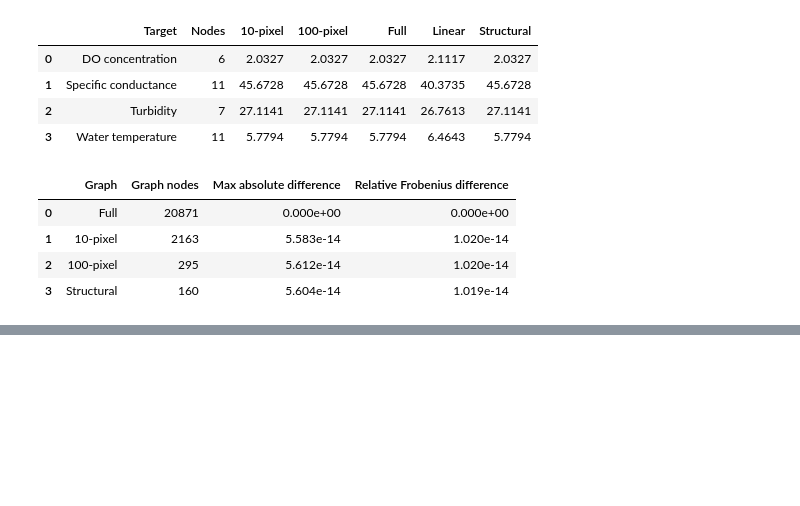
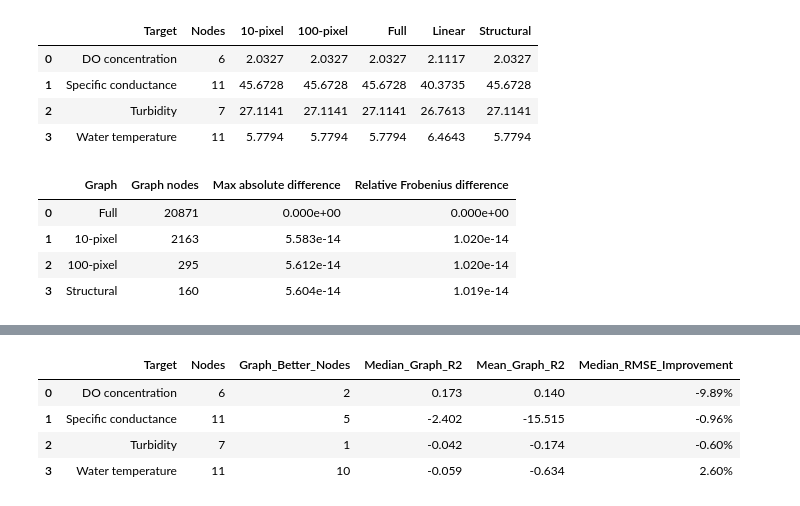
Before and after one commit to andrewc156/rivernets, a Jupyter notebook: chattahoochee_graph.ipynb, the cells around one changed output, grey strips where cells are left out. Cells and saved outputs as stored; diff of their text form; code cells hidden in the pictures; blank space fills up the shorter version.

```diff
--- a/chattahoochee_graph.ipynb
+++ b/chattahoochee_graph.ipynb
@@ -5961,0 +6129,56 @@ display(
+# %%
+node_summary = (
+    node_results
+    .groupby("Target")
+    .agg(
+
+        Nodes=(
+            "Node",
+            "count"
+        ),
+
+        Graph_Better_Nodes=(
+            "Graph RMSE Improvement %",
+            lambda x: int(
+                (x > 0).sum()
+            )
+        ),
+
+        Median_Graph_R2=(
+            "Graph R2",
+            "median"
+        ),
+
+        Mean_Graph_R2=(
+            "Graph R2",
+            "mean"
+        ),
+
+        Median_RMSE_Improvement=(
+            "Graph RMSE Improvement %",
+            "median"
+        )
+    )
+    .reset_index()
+)
+
+
+display(
+    node_summary.style.format({
+
+        "Median_Graph_R2":
+            "{:.3f}",
+
+        "Mean_Graph_R2":
+            "{:.3f}",
+
+        "Median_RMSE_Improvement":
+            "{:.2f}%"
+    })
+)
+# %% [output]
+|  | Target | Nodes | Graph_Better_Nodes | Median_Graph_R2 | Mean_Graph_R2 | Median_RMSE_Improvement |
+| 0 | DO concentration | 6 | 2 | 0.173 | 0.140 | -9.89% |
+| 1 | Specific conductance | 11 | 5 | -2.402 | -15.515 | -0.96% |
+| 2 | Turbidity | 7 | 1 | -0.042 | -0.174 | -0.60% |
+| 3 | Water temperature | 11 | 10 | -0.059 | -0.634 | 2.60% |
```
Also changed, not shown: parts of 17 cells of this notebook.
